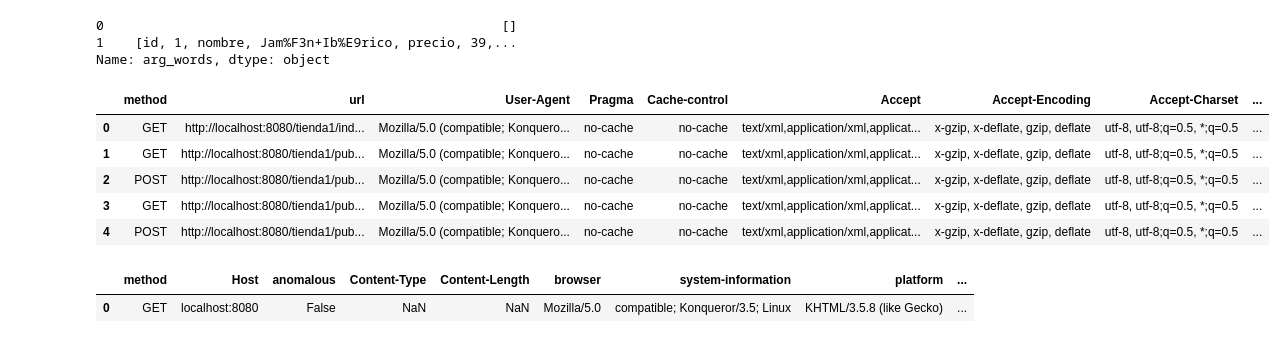
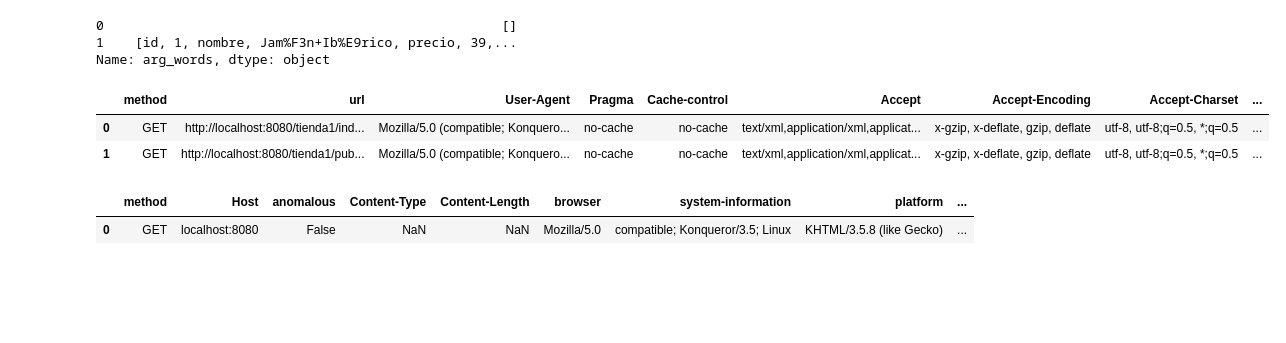
Before and after one commit to Aisha-K/anomaly-detection-for-web-attacks, a Jupyter notebook: notebooks/Data processing.ipynb, the cells around one changed output. Drawn from its saved outputs; the diff is of its cells as text; code cells hidden in the pictures; blank space fills up the shorter version.

```diff
--- a/notebooks/Data processing.ipynb
+++ b/notebooks/Data processing.ipynb
@@ -88,7 +89,8 @@ d3[-1]
  'Connection': 'close',
  'anomalous': True}
 # %%
-df = pd.DataFrame(d1 + d2 + d3)
+df_orig = pd.DataFrame(d1 + d2 + d3)
 del(d3,d2,d1)
-df.head()
+print(df_orig.shape)
+df_orig.head()
 # %% [output]
@@ -101,3 +111,5 @@ df.head()
+# %%
+df= df_orig.copy()
 # %% [markdown]
 ## Process data / feature extraction
 # %%
@@ -198,14 +218,11 @@ df['num_sql_words'] = df['url'].apply(lambda x: num_in_words(x, COMMON_SQL_WORDS
 df['num_batch_words'] = df['url'].apply(lambda x: num_in_words(x, COMMON_BATCH_WORDS))
 df['num_special_chars'] = df['arg_words'].apply(lambda x: num_special_chars(x))
 # %%
-df.head()
+df.head(2)
 # %% [output]
 |  | method | url | User-Agent | Pragma | Cache-control | Accept | Accept-Encoding | Accept-Charset | ... |
 | 0 | GET | http://localhost:8080/tienda1/ind... | Mozilla/5.0 (compatible; Konquero... | no-cache | no-cache | text/xml,application/xml,applicat... | x-gzip, x-deflate, gzip, deflate | utf-8, utf-8;q=0.5, *;q=0.5 | ... |
 | 1 | GET | http://localhost:8080/tienda1/pub... | Mozilla/5.0 (compatible; Konquero... | no-cache | no-cache | text/xml,application/xml,applicat... | x-gzip, x-deflate, gzip, deflate | utf-8, utf-8;q=0.5, *;q=0.5 | ... |
-| 2 | POST | http://localhost:8080/tienda1/pub... | Mozilla/5.0 (compatible; Konquero... | no-cache | no-cache | text/xml,application/xml,applicat... | x-gzip, x-deflate, gzip, deflate | utf-8, utf-8;q=0.5, *;q=0.5 | ... |
-| 3 | GET | http://localhost:8080/tienda1/pub... | Mozilla/5.0 (compatible; Konquero... | no-cache | no-cache | text/xml,application/xml,applicat... | x-gzip, x-deflate, gzip, deflate | utf-8, utf-8;q=0.5, *;q=0.5 | ... |
-| 4 | POST | http://localhost:8080/tienda1/pub... | Mozilla/5.0 (compatible; Konquero... | no-cache | no-cache | text/xml,application/xml,applicat... | x-gzip, x-deflate, gzip, deflate | utf-8, utf-8;q=0.5, *;q=0.5 | ... |
 # %%
 #drop unused cells
 df = df.drop(['body','url_only','Accept','Pragma','Cache-control', 'url', 'User-Agent','Cookie','Accept-Language', 'Accept-Encoding', 'Accept-Charset','Connection'], 1)
```
Also changed, not shown: parts of 30 cells of this notebook.
